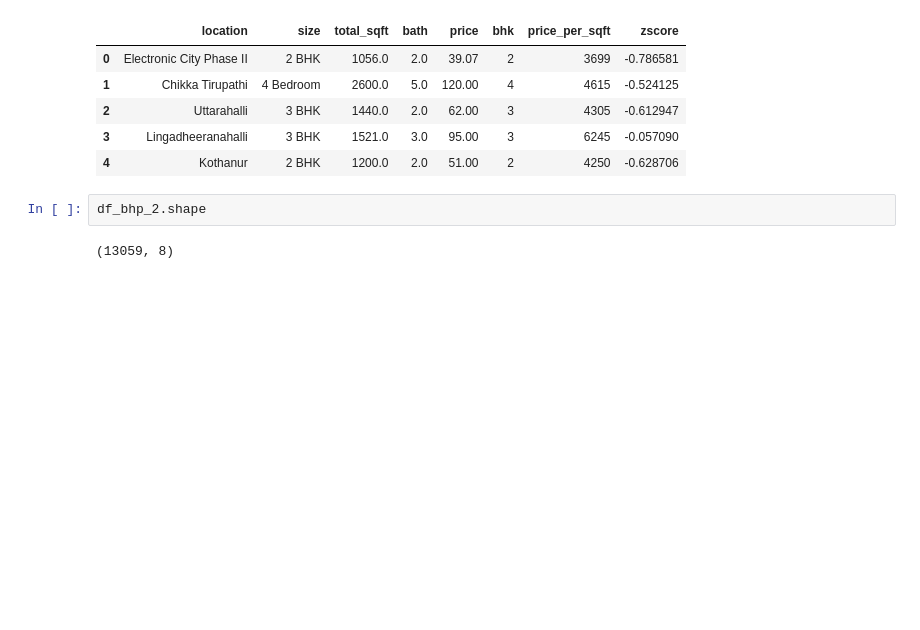
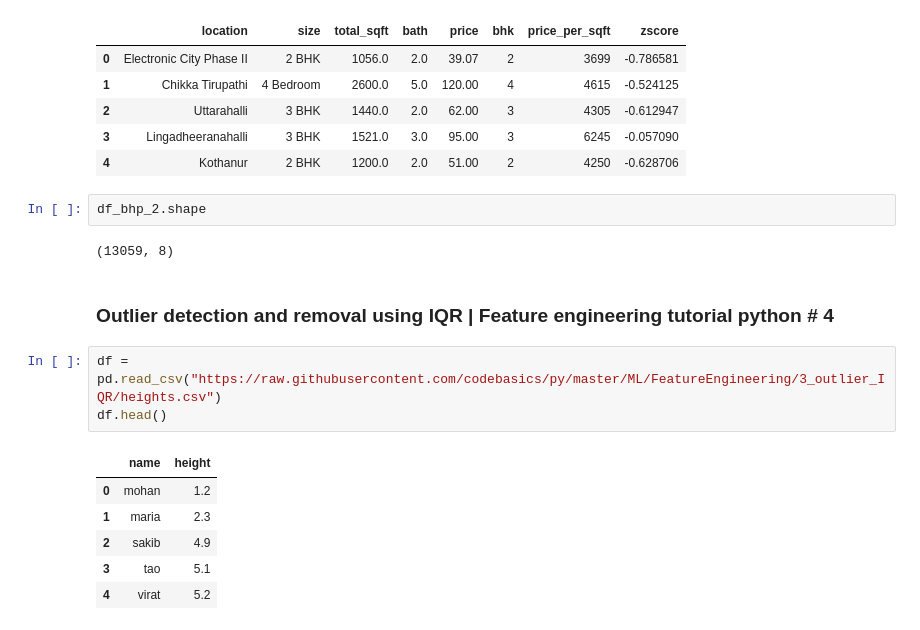
Before and after one commit to rhodapang/Python-Project, a Jupyter notebook: Data Science Feature Engineering by Python.ipynb, the cells around one changed output. Saved outputs shown, nothing was run; the diff lists cells and outputs as text; blank space fills up the shorter version.

```diff
--- a/Data Science Feature Engineering by Python.ipynb
+++ b/Data Science Feature Engineering by Python.ipynb
@@ -504,3 +504,15 @@ df_bhp_2.head()
 df_bhp_2.shape
 # %% [output]
 (13059, 8)
+# %% [markdown]
+### Outlier detection and removal using IQR | Feature engineering tutorial python # 4
+# %%
+df = pd.read_csv("https://raw.githubusercontent.com/codebasics/py/master/ML/FeatureEngineering/3_outlier_IQR/heights.csv")
+df.head()
+# %% [output]
+|  | name | height |
+| 0 | mohan | 1.2 |
+| 1 | maria | 2.3 |
+| 2 | sakib | 4.9 |
+| 3 | tao | 5.1 |
+| 4 | virat | 5.2 |
```
Also changed, not shown: parts of 3 cells of this notebook.
